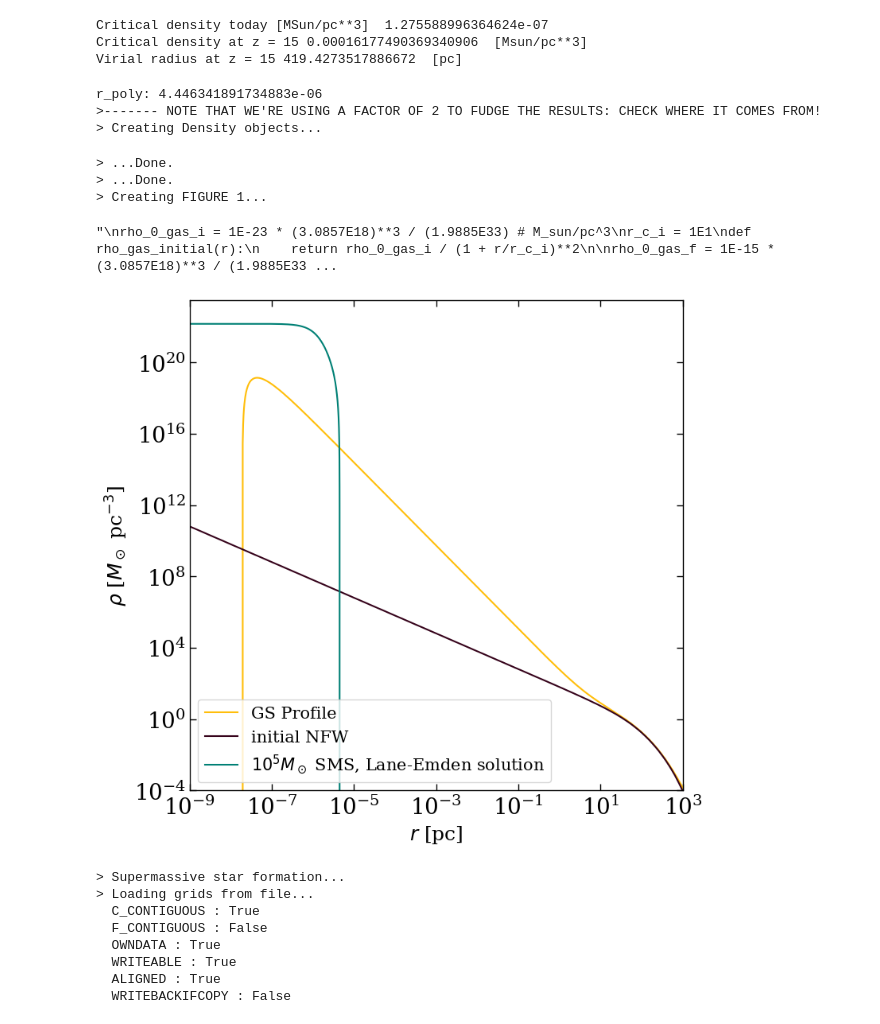
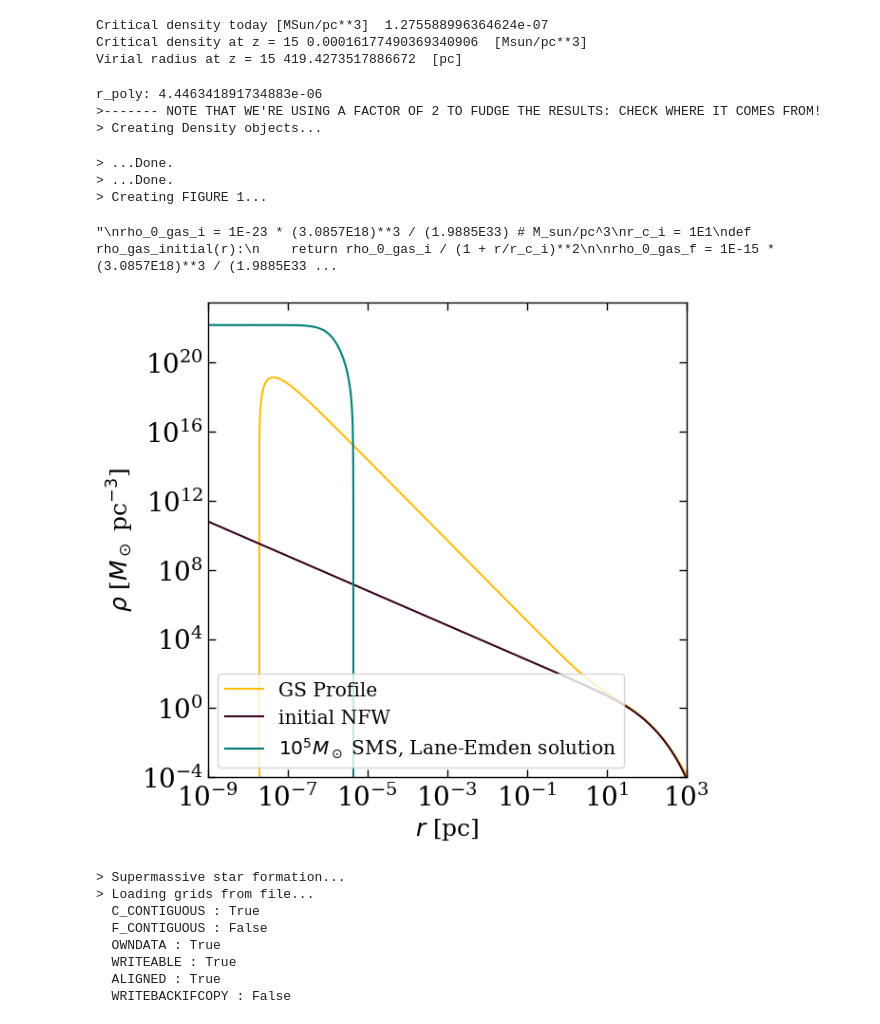
Before and after one commit to danielegaggero/BluntSpikes, a Jupyter notebook: Plot_SMS_mound_Daniele.ipynb, the cells around one changed output. Cells and saved outputs as stored; diff of their text form; code cells hidden in the pictures.

```diff
--- a/Plot_SMS_mound_Daniele.ipynb
+++ b/Plot_SMS_mound_Daniele.ipynb
@@ -191,7 +191,7 @@ print("> ...Done.")
 
 print("> Creating FIGURE 1...")
 
-plt.figure(figsize=(8,8))
+plt.figure(figsize=(6.5,6.5))
 plt.loglog(r_array, rho_GS_array, c = rgb_palette_dict['amber'], label = 'GS Profile')
 plt.loglog(r_array, rho_NFW(r_array), c = rgb_palette_dict['dark sienna'], label = 'initial NFW')
 plt.loglog(r_array_poly, rho_proto_poly_interp(r_array_poly), c = rgb_palette_dict['pine green'], label = r'$10^5 M_\odot$ SMS, Lane-Emden solution')
@@ -199,7 +199,7 @@ plt.xlim(1E-9, 1E3)
 plt.ylim(bottom = 1E-4)
 plt.xlabel(r'$r$ [pc]')
 plt.ylabel(r'$\rho$ [$M_\odot$ pc$^{-3}$]')
-plt.legend(fontsize=15)
+plt.legend(fontsize=14.5)
 plt.savefig('./figures/density_NFW_gas_star_densities.pdf')
 
 
@@ -252,34 +252,34 @@ plt.xlim(1E-9, 1E3)
 plt.legend()
 plt.xlabel('$r$ (pc)')
 plt.ylabel(r'$\psi$')
 plt.savefig('./figures/density_NFW_gas_star_potentials.pdf')
 #plt.show()
 
 density_gas_initial = Density('density_gas_initial', rho_gas_initial, r_array, N_particles = int(5E0))
 density_gas_initial.setup_potentials()
 psi_gas_i = density_gas_initial.get_psi()
 M_tot_gas_i = density_gas_initial.M_enclosed(r_array[-1])
 
 density_gas_final = Density('density_gas_final', rho_gas_final, r_array, N_particles = int(5E0))
 density_gas_final.setup_potentials()
 psi_gas_f = density_gas_final.get_psi()
 M_tot_gas_f = density_gas_final.M_enclosed(r_array[-1])
 
 density_SMS_bloated = Density('density_SMS_bloated', rho_SMS_bloated_interp, r_array, N_particles = int(5E0))
 #density_SMS_bloated.smoothen_density()
 density_SMS_bloated.setup_potentials()
 psi_SMS_bloated = density_SMS_bloated.get_psi()
 M_tot_SMS_bloated = density_SMS_bloated.M_enclosed(r_array[-1])
 """
 # %% [output]
 r_poly: 4.446341891734883e-06
 >------- NOTE THAT WE'RE USING A FACTOR OF 2 TO FUDGE THE RESULTS: CHECK WHERE IT COMES FROM!
 > Creating Density objects...
 > ...Done.
 > ...Done.
 > Creating FIGURE 1...
 "\nrho_0_gas_i = 1E-23 * (3.0857E18)**3 / (1.9885E33) # M_sun/pc^3\nr_c_i = 1E1\ndef rho_gas_initial(r):\n    return rho_0_gas_i / (1 + r/r_c_i)**2\n\nrho_0_gas_f = 1E-15 * (3.0857E18)**3 / (1.9885E33 ...
-[figure, old version]
+[figure, new version]
 # %%
 print("> Supermassive star formation...")
 
```
Also changed, not shown: parts of 4 cells of this notebook.
